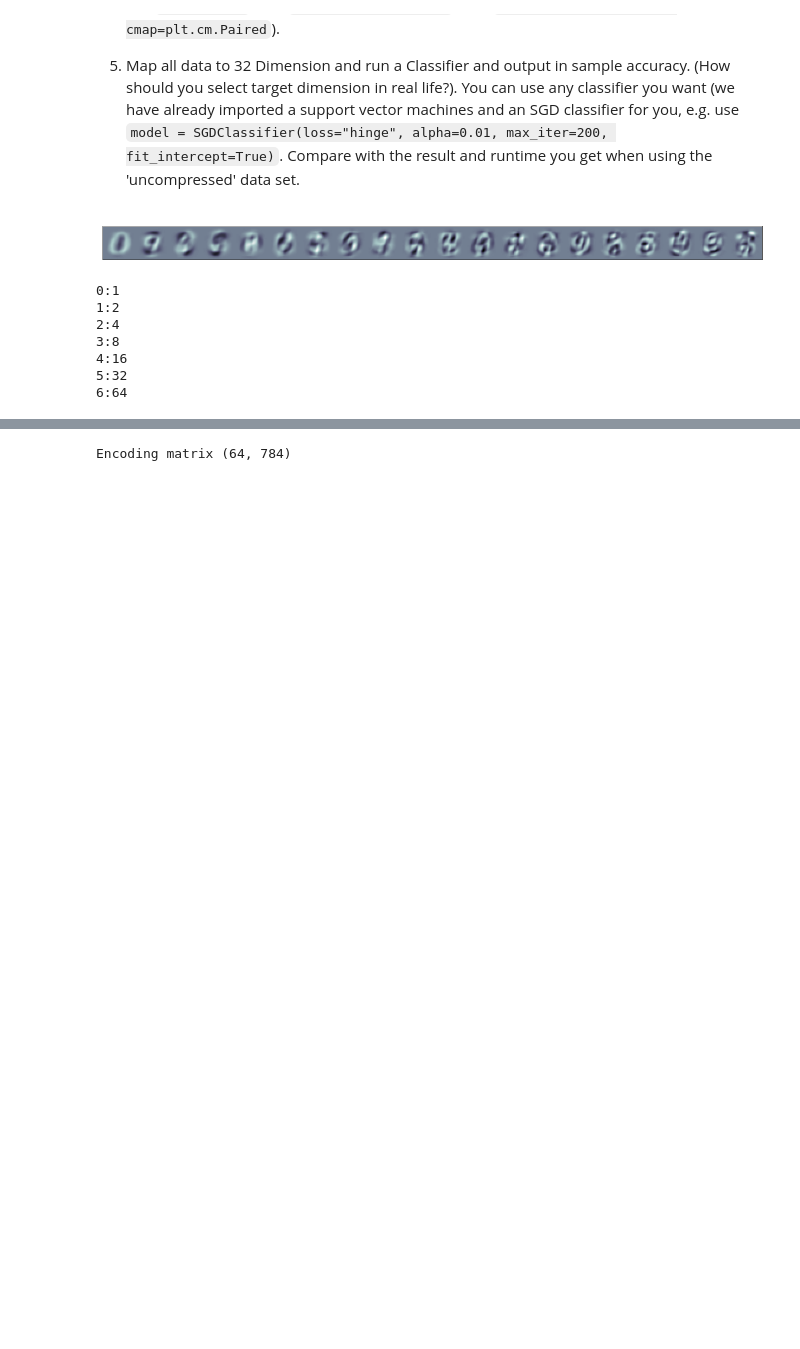
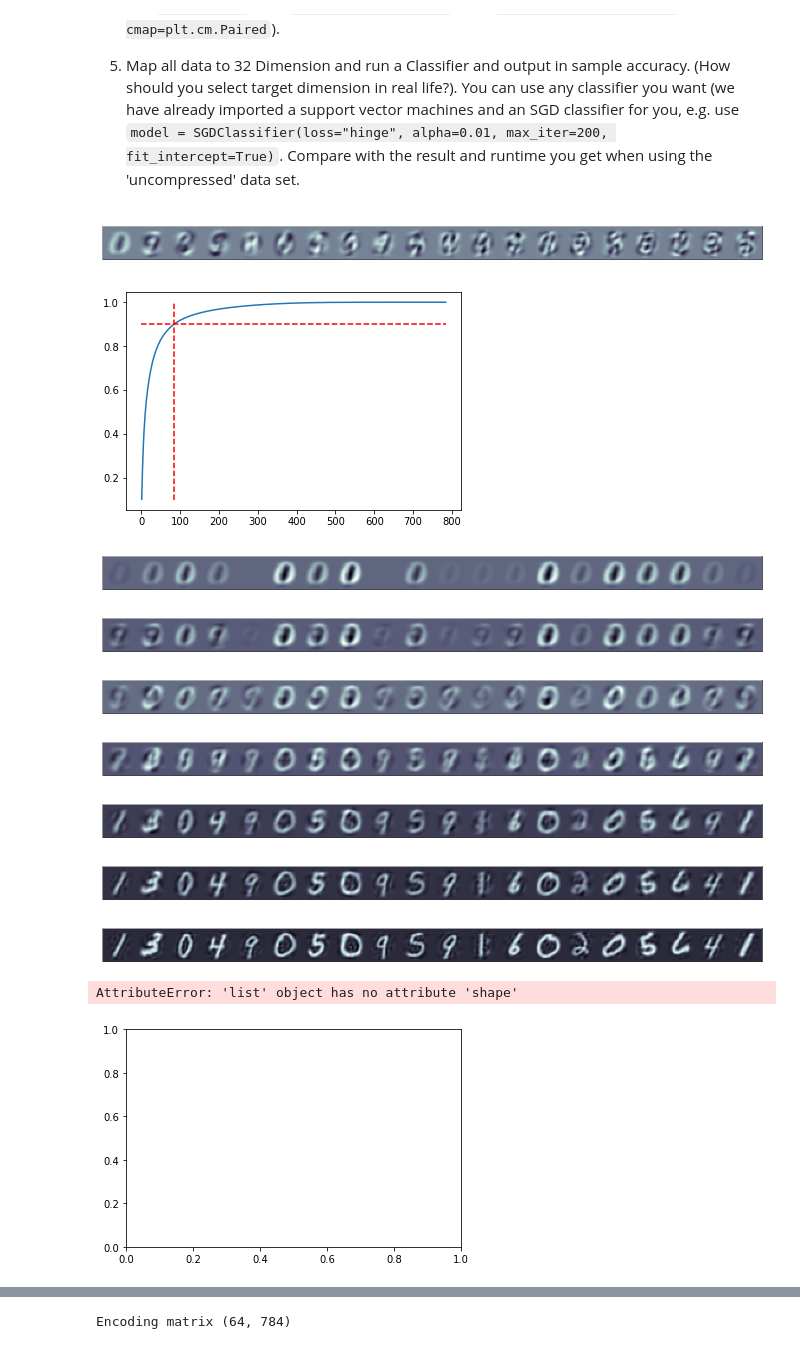
Before and after one commit to DatStorm/au_ml18, a Jupyter notebook: week13/dimensionality_reduction.ipynb, the cells around one changed output, grey strips where cells are left out. Cells and saved outputs as stored; diff of their text form; code cells hidden in the pictures; blank space fills up the shorter version.

```diff
--- a/week13/dimensionality_reduction.ipynb
+++ b/week13/dimensionality_reduction.ipynb
@@ -55,46 +61,88 @@ mnist_trainset = datasets.MNIST(root='./data', train=True, download=True, transf
 X = mnist_trainset.train_data.numpy().reshape((60000, 28*28))
 y = mnist_trainset.train_labels.numpy()
 
 # Take out random subset
 rp = np.random.permutation(len(y))
 X = X[rp[:5000], :]
 y = y[rp[:5000]]
 
 ### YOUR CODE HERE
+
+
+# 1.
+# mean / variance
 pca = PCA(n_components=784)
 pca.fit(X, y)
-
-# 1.
 plot_images(pca.components_)
 
+
 # 2.
+# x axis = number of components
+
+akk_expl_var = np.cumsum(pca.explained_variance_ratio_)
+plt.plot(np.arange(X.shape[-1]) +1, akk_expl_var)
+plt.plot((0,784), (0.9,0.9), 'r--' )
+plt.plot((85,85),(0.1,1.), 'r--')
 # plot_images(pca.explained_variance_)
 #print(pca.explained_variance_ratio_)
 #print(pca.explained_variance_)
 
+# MARTINS:
+#plt.plot(np.arange(784), np.cumsum(pca.explained_variance_ratio_))
+
 
 
 # 3.
-listVar = [1, 2, 4, 8, 16, 32, 64]
-for i,v in enumerate(listVar):
-    print(f"{i}:{v}")
+for i in [1, 2, 4, 8, 16, 32, 64]:
+    reduction = X[:20] @ pca.components_[:i].T       # X @ K.T
+    reconstruct = reduction @ pca.components_[:i]    # X'@ K
+    plot_images(reconstruct)
+
+#     C = [v1, v2, v3, v4 , ...]
+#     xPrime = np.dot(X , )
+# MARTINS:
+for i in range(0,7):
+    pca_local = PCA(n_components= 2 **i)
+    pca_local.fit(X)
+    projected_X = pca.local
 
 
 # 4.
+p = PCA(n_components=2)
+p.fit(X,y)
+
+yy = [0,1,2,3,4,5,6,7,8,9]
+plt.scatter(points_2d[:,0], points_2d[:,1], c= yy, cmap=plt.cm.Paired)
+
+
+# 5.
+
+pca_32_dim= PCA(n_components=32)
+pca_32_dim.fit(X)
+
+
 sgd = SGDClassifier(loss="hinge", alpha=0.01, max_iter=200, fit_intercept=True)
+sgd.fit(X,y)
+score2 = sgd.score(X,y)
+
+
+
 
 
 
 ### END CODE
 # %% [output]
-[figure, old version]
+[figure, new version]
+[figure, added]
+[figure, added]
+[figure, added]
+[figure, added]
+[figure, added]
+[figure, added]
+[figure, added]
+[figure, added]
-0:1
-1:2
-2:4
-3:8
-4:16
-5:32
-6:64
+AttributeError: 'list' object has no attribute 'shape'
+[figure, added]
 # %% [markdown]
 ## PCA Vs. Autoencoder
 
```
Also changed, not shown: parts of 3 cells of this notebook, 7 other files.
